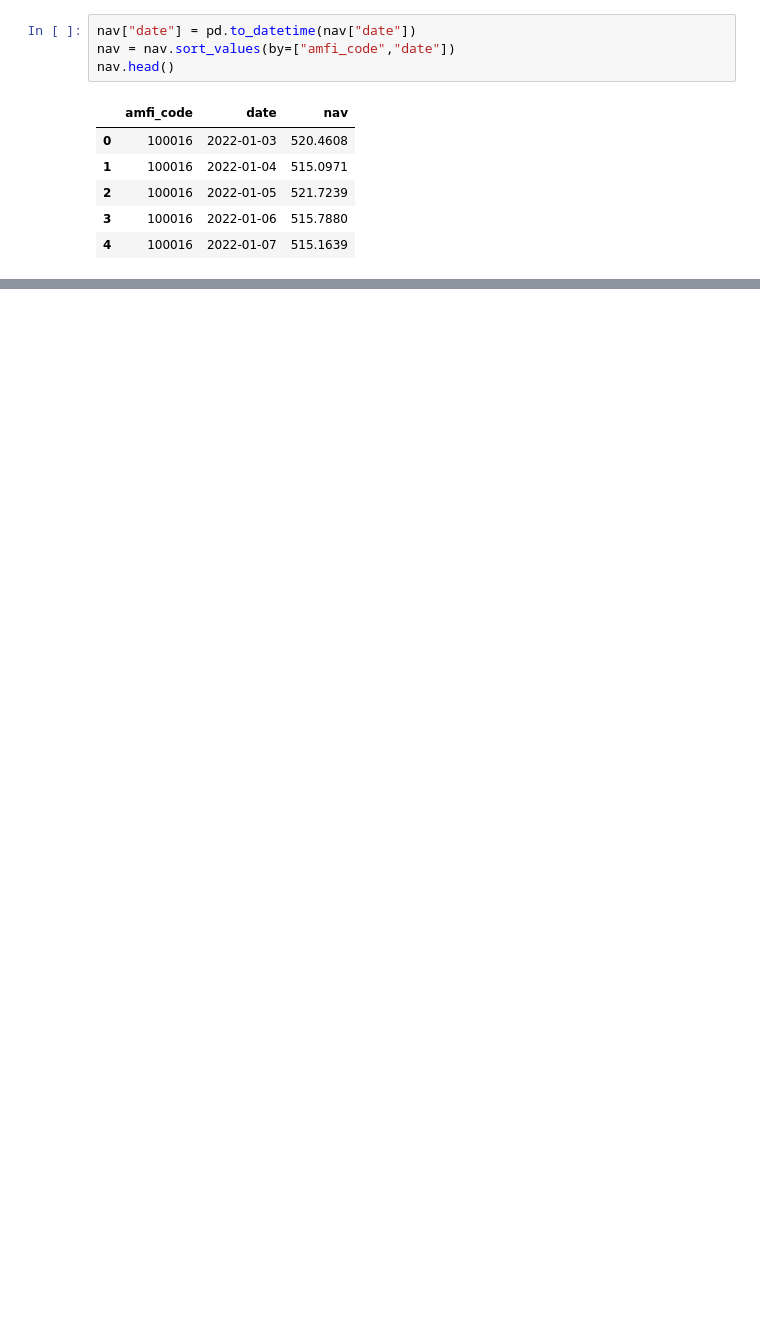
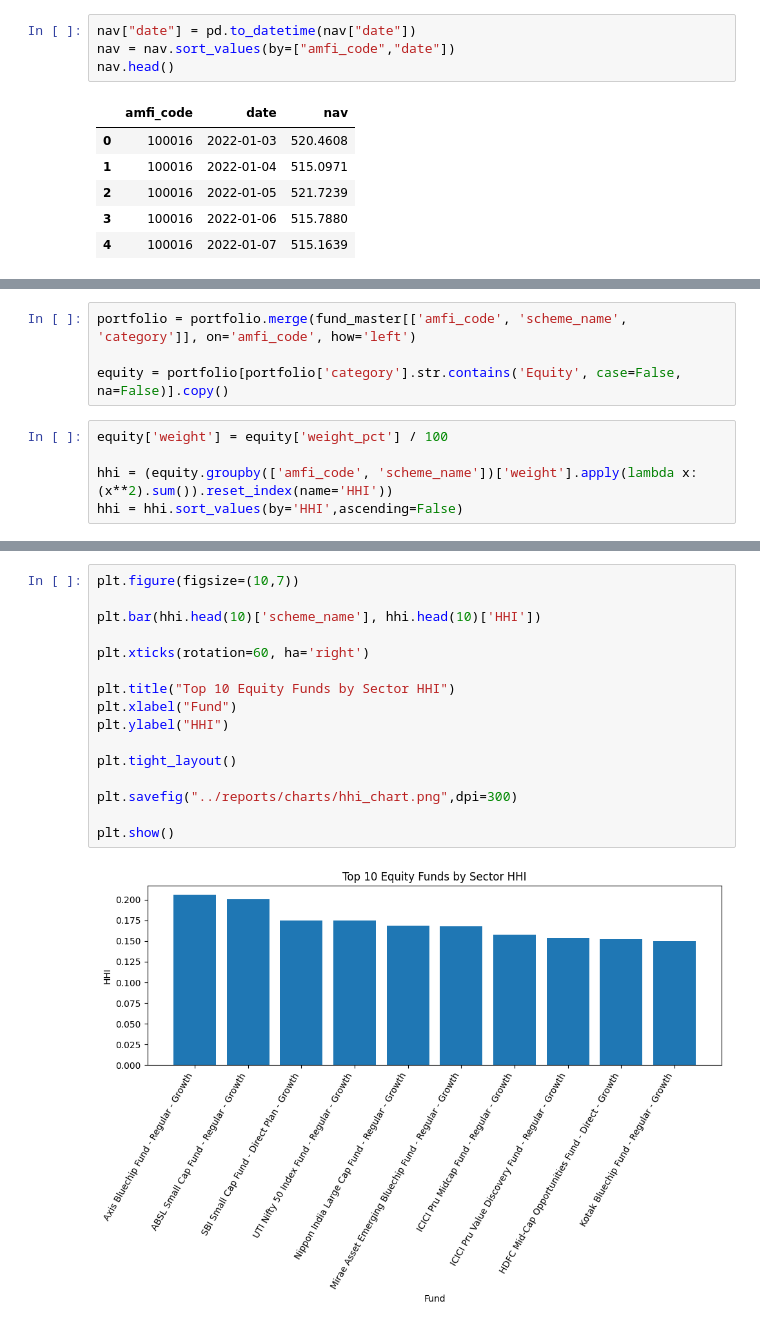
Before and after one commit to nuha-khan/Mutual_Fund_Analysis, a Jupyter notebook: notebooks/Advanced_Analytics.ipynb, the cells around one changed output, grey strips where cells are left out. Drawn from its saved outputs; the diff is of its cells as text; blank space fills up the shorter version.

```diff
--- a/notebooks/Advanced_Analytics.ipynb
+++ b/notebooks/Advanced_Analytics.ipynb
@@ -21,0 +163,9 @@ nav.groupby("amfi_code")
+# %%
+portfolio = portfolio.merge(fund_master[['amfi_code', 'scheme_name', 'category']], on='amfi_code', how='left')
+
+equity = portfolio[portfolio['category'].str.contains('Equity', case=False, na=False)].copy()
+# %%
+equity['weight'] = equity['weight_pct'] / 100
+
+hhi = (equity.groupby(['amfi_code', 'scheme_name'])['weight'].apply(lambda x: (x**2).sum()).reset_index(name='HHI'))
+hhi = hhi.sort_values(by='HHI',ascending=False)
@@ -21,0 +182,18 @@ nav.groupby("amfi_code")
+# %%
+plt.figure(figsize=(10,7))
+
+plt.bar(hhi.head(10)['scheme_name'], hhi.head(10)['HHI'])
+
+plt.xticks(rotation=60, ha='right')
+
+plt.title("Top 10 Equity Funds by Sector HHI")
+plt.xlabel("Fund")
+plt.ylabel("HHI")
+
+plt.tight_layout()
+
+plt.savefig("../reports/charts/hhi_chart.png",dpi=300)
+
+plt.show()
+# %% [output]
+[figure, added]
```
Also changed, not shown: parts of 23 cells of this notebook, 10 other files.
